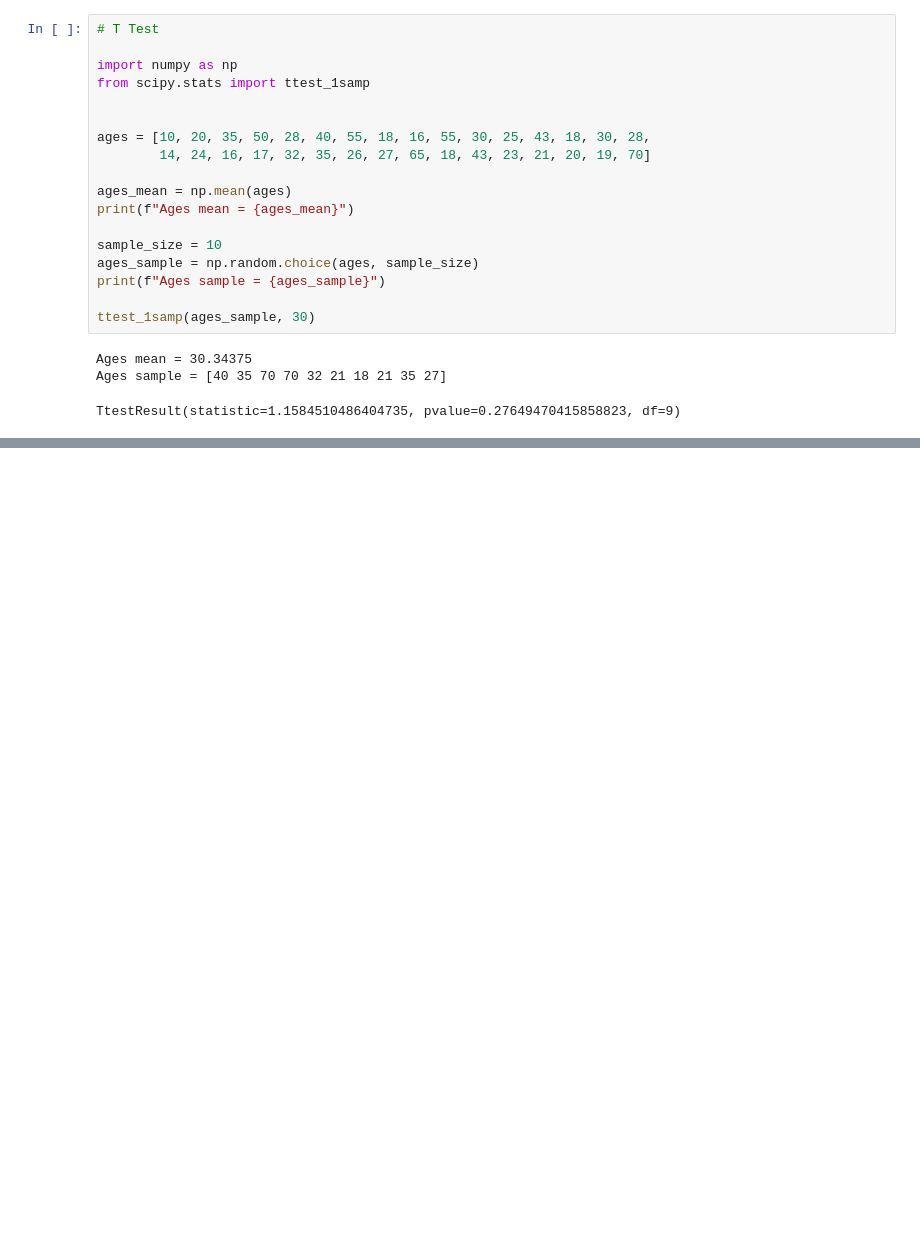
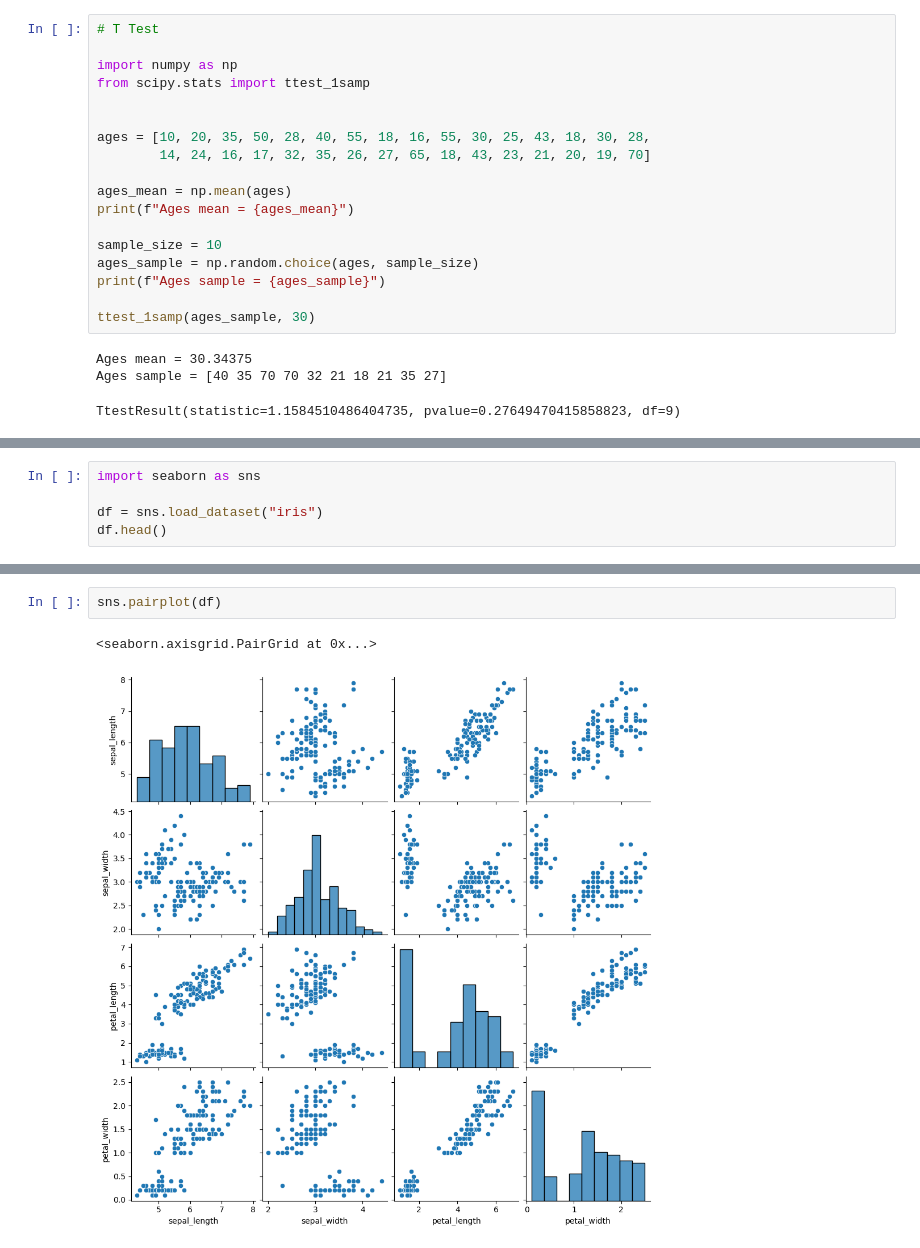
Before and after one commit to Sagar-v4/python, a Jupyter notebook: Hypothesis Testing.ipynb, the cells around one changed output, grey strips where cells are left out. Cells and saved outputs as stored; diff of their text form; blank space fills up the shorter version.

```diff
--- a/Hypothesis Testing.ipynb
+++ b/Hypothesis Testing.ipynb
@@ -56,0 +99,5 @@ TtestResult(statistic=1.1584510486404735, pvalue=0.27649470415858823, df=9)
+# %%
+import seaborn as sns
+
+df = sns.load_dataset("iris")
+df.head()
@@ -56,0 +111,5 @@ TtestResult(statistic=1.1584510486404735, pvalue=0.27649470415858823, df=9)
+# %%
+sns.pairplot(df)
+# %% [output]
+<seaborn.axisgrid.PairGrid at 0x...>
+[figure, added]
```
Also changed, not shown: parts of 4 cells of this notebook, 1 other file.
